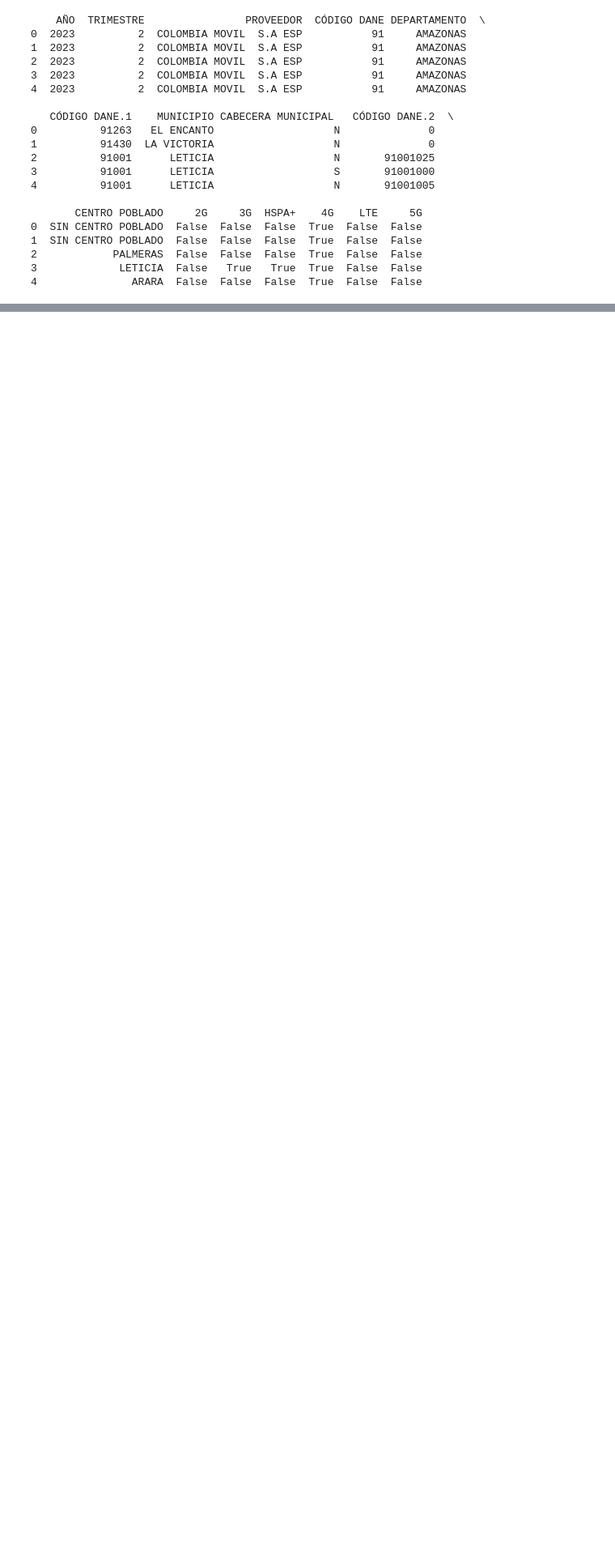
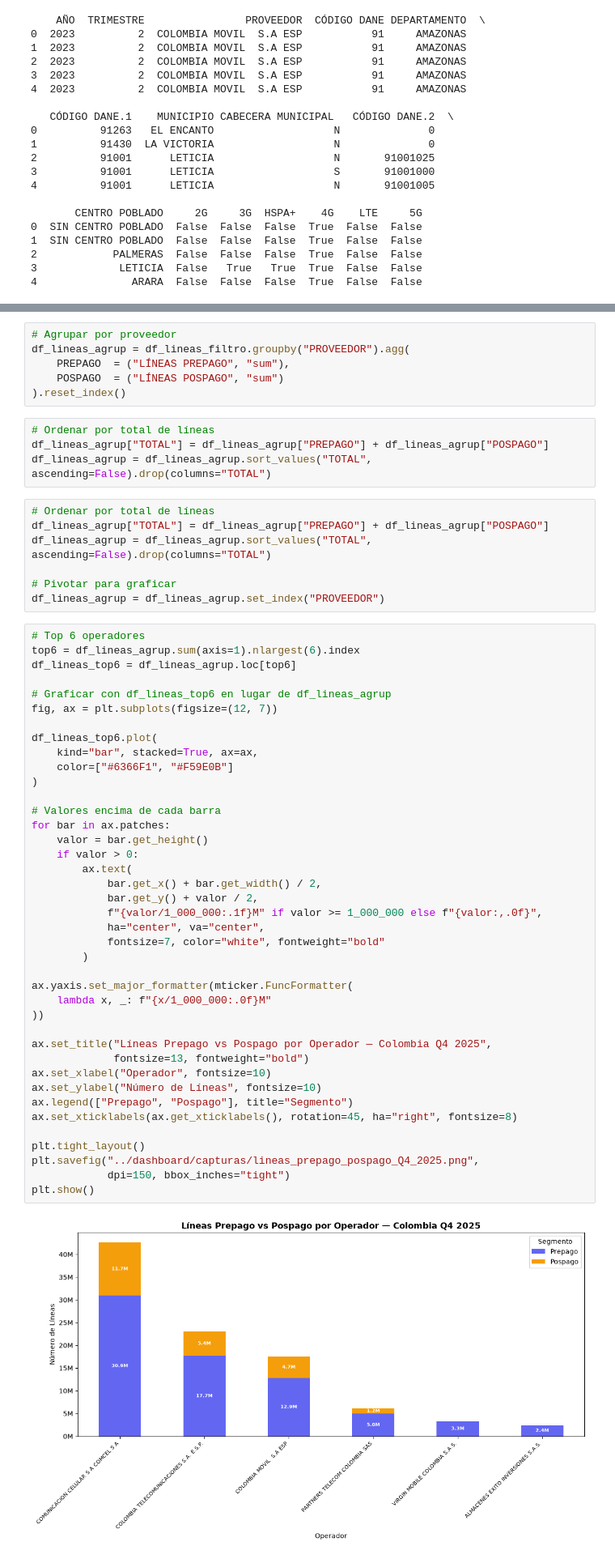
Before and after one commit to perezg1611/analisis_tic, a Jupyter notebook: notebooks/02_exploracion_y_analisis.ipynb, the cells around one changed output, grey strips where cells are left out. Shown at 81% size. Drawn from its saved outputs; the diff is of its cells as text; blank space fills up the shorter version.

```diff
--- a/notebooks/02_exploracion_y_analisis.ipynb
+++ b/notebooks/02_exploracion_y_analisis.ipynb
@@ -206,0 +69,59 @@ menor penetración que el acceso por recarga.
+# %%
+# Agrupar por proveedor
+df_lineas_agrup = df_lineas_filtro.groupby("PROVEEDOR").agg(
+    PREPAGO  = ("LÍNEAS PREPAGO", "sum"),
+    POSPAGO  = ("LÍNEAS POSPAGO", "sum")
+).reset_index()
+# %%
+# Ordenar por total de líneas
+df_lineas_agrup["TOTAL"] = df_lineas_agrup["PREPAGO"] + df_lineas_agrup["POSPAGO"]
+df_lineas_agrup = df_lineas_agrup.sort_values("TOTAL", ascending=False).drop(columns="TOTAL")
+# %%
+# Ordenar por total de líneas
+df_lineas_agrup["TOTAL"] = df_lineas_agrup["PREPAGO"] + df_lineas_agrup["POSPAGO"]
+df_lineas_agrup = df_lineas_agrup.sort_values("TOTAL", ascending=False).drop(columns="TOTAL")
+
+# Pivotar para graficar
+df_lineas_agrup = df_lineas_agrup.set_index("PROVEEDOR")
+# %%
+# Top 6 operadores
+top6 = df_lineas_agrup.sum(axis=1).nlargest(6).index
+df_lineas_top6 = df_lineas_agrup.loc[top6]
+
+# Graficar con df_lineas_top6 en lugar de df_lineas_agrup
+fig, ax = plt.subplots(figsize=(12, 7))
+
+df_lineas_top6.plot(
+    kind="bar", stacked=True, ax=ax,
+    color=["#6366F1", "#F59E0B"]
+)
+
+# Valores encima de cada barra
+for bar in ax.patches:
+    valor = bar.get_height()
+    if valor > 0:
+        ax.text(
+            bar.get_x() + bar.get_width() / 2,
+            bar.get_y() + valor / 2,
+            f"{valor/1_000_000:.1f}M" if valor >= 1_000_000 else f"{valor:,.0f}",
+            ha="center", va="center",
+            fontsize=7, color="white", fontweight="bold"
+        )
+
+ax.yaxis.set_major_formatter(mticker.FuncFormatter(
+    lambda x, _: f"{x/1_000_000:.0f}M"
+))
+
+ax.set_title("Líneas Prepago vs Pospago por Operador — Colombia Q4 2025",
+             fontsize=13, fontweight="bold")
+ax.set_xlabel("Operador", fontsize=10)
+ax.set_ylabel("Número de Líneas", fontsize=10)
+ax.legend(["Prepago", "Pospago"], title="Segmento")
+ax.set_xticklabels(ax.get_xticklabels(), rotation=45, ha="right", fontsize=8)
+
+plt.tight_layout()
+plt.savefig("../dashboard/capturas/lineas_prepago_pospago_Q4_2025.png",
+            dpi=150, bbox_inches="tight")
+plt.show()
+# %% [output]
+[figure, added]
```
Also changed, not shown: parts of 12 cells of this notebook, 2 other files.
